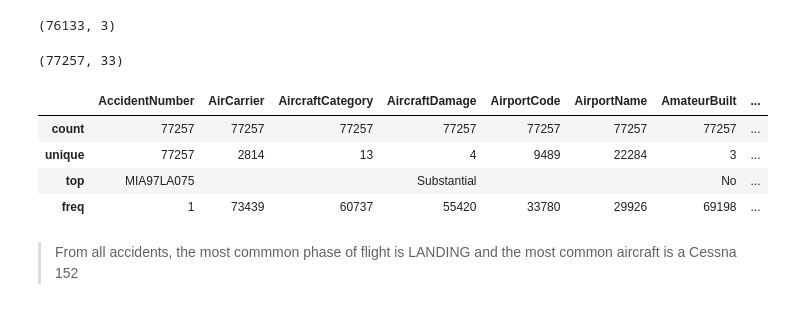
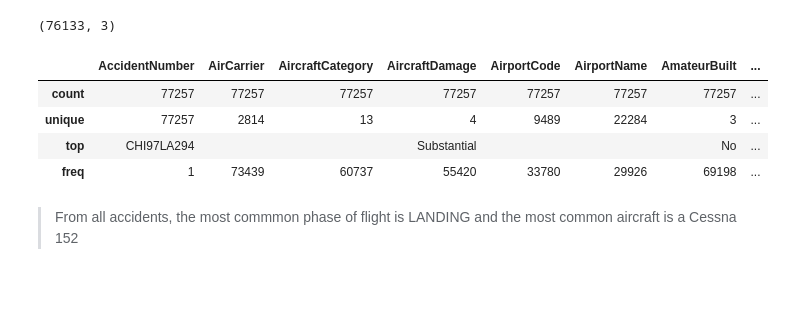
Before and after one commit to shreyejsaxena/data-scientist-exercise02, a Jupyter notebook: NTSB Analysis.ipynb, the cells around one changed output. Drawn from its saved outputs; the diff is of its cells as text; code cells hidden in the pictures.

```diff
--- a/NTSB Analysis.ipynb
+++ b/NTSB Analysis.ipynb
@@ -55,14 +56,13 @@ narrative.shape
 # %%
 # Merge the dataframes on the common EventId field
 all_data = aviation.merge(narrative, how='left')
-print(all_data.shape)
+all_data.shape
 all_data.describe()
 # %% [output]
-(77257, 33)
 |  | AccidentNumber | AirCarrier | AircraftCategory | AircraftDamage | AirportCode | AirportName | AmateurBuilt | ... |
 | count | 77257 | 77257 | 77257 | 77257 | 77257 | 77257 | 77257 | ... |
 | unique | 77257 | 2814 | 13 | 4 | 9489 | 22284 | 3 | ... |
-| top | MIA97LA075 |  |  | Substantial |  |  | No | ... |
+| top | CHI97LA294 |  |  | Substantial |  |  | No | ... |
 | freq | 1 | 73439 | 60737 | 55420 | 33780 | 29926 | 69198 | ... |
 # %% [markdown]
 > From all accidents, the most commmon phase of flight is LANDING and the most common aircraft is a Cessna 152
```
Also changed, not shown: parts of 30 cells of this notebook.
